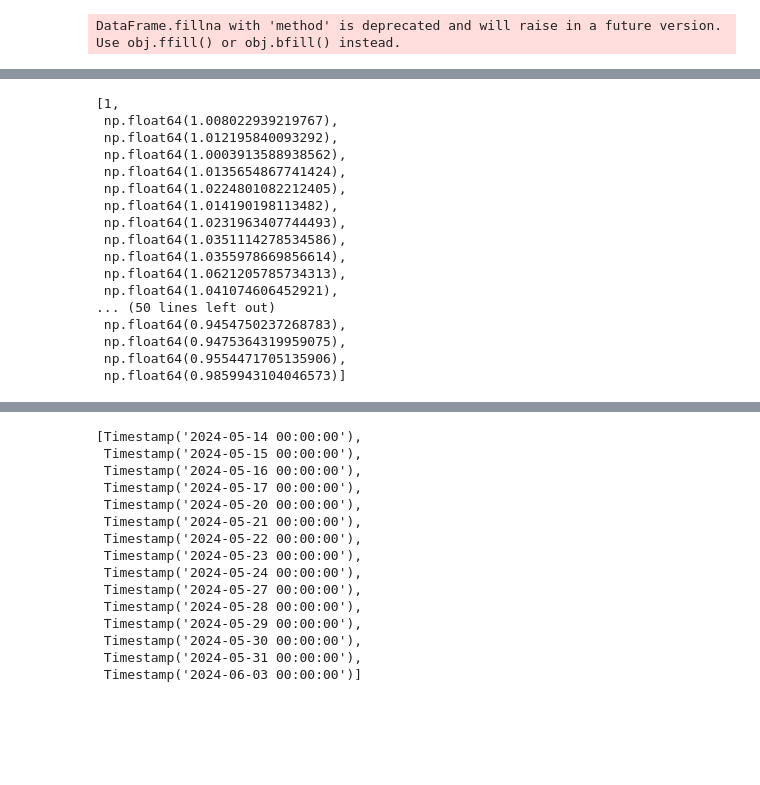
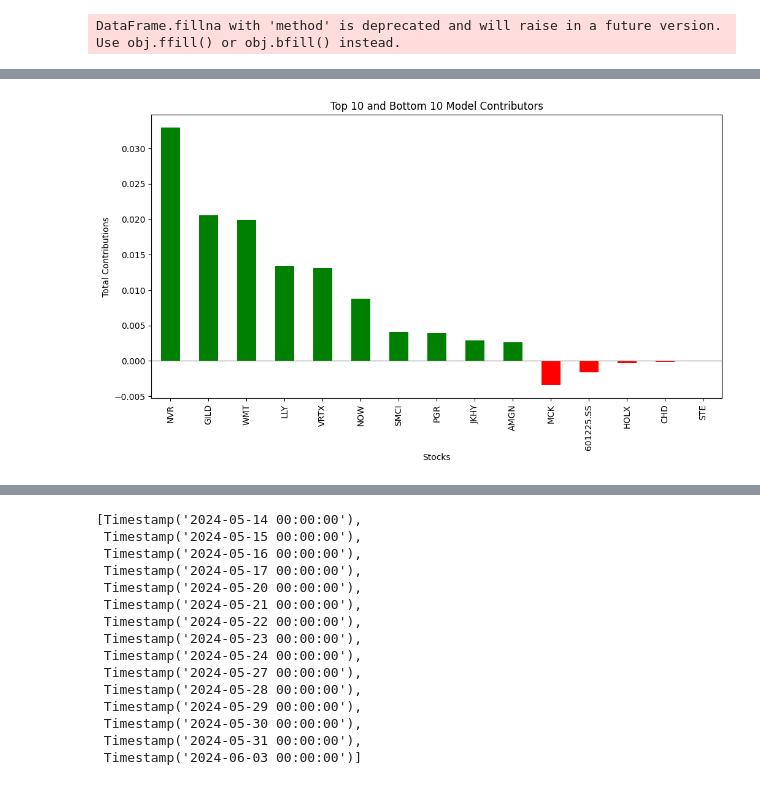
Before and after one commit to magiccpp/portfolio-2, a Jupyter notebook: compare_visual.ipynb, the cells around one changed output, grey strips where cells are left out. Drawn from its saved outputs; the diff is of its cells as text; code cells hidden in the pictures; blank space fills up the shorter version.

Commit message:
compare_visual updated

```diff
--- a/compare_visual.ipynb
+++ b/compare_visual.ipynb
@@ -582,20 +657,26 @@ print(cur_asset_sp500)
-# %%
-cur_asset_human_hist
-# %% [output]
-[1,
- np.float64(1.008022939219767),
- np.float64(1.012195840093292),
- np.float64(1.0003913588938562),
- np.float64(1.0135654867741424),
- np.float64(1.0224801082212405),
- np.float64(1.014190198113482),
- np.float64(1.0231963407744493),
- np.float64(1.0351114278534586),
- np.float64(1.0355978669856614),
- np.float64(1.0621205785734313),
- np.float64(1.041074606452921),
-... (50 lines left out)
- np.float64(0.9454750237268783),
- np.float64(0.9475364319959075),
- np.float64(0.9554471705135906),
- np.float64(0.9859943104046573)]
+# %%
+import matplotlib.pyplot as plt
+
+# Calculate sum of contributions
+total_model_contrib = model_contrib_df.sum()
+
+# Get top 10 and bottom 10 contributors
+top10_model_contrib = total_model_contrib[total_model_contrib>0].sort_values(ascending=False).head(10)
+bottom10_model_contrib = total_model_contrib[total_model_contrib<0].sort_values().head(10)
+
+# Combine top 10 and bottom 10 for plotting
+combined_contrib = pd.concat([top10_model_contrib, bottom10_model_contrib])
+
+# Create a bar chart
+plt.figure(figsize=(12, 6))
+colors = ['red' if x < 0 else 'green' for x in combined_contrib.values]
+combined_contrib.plot(kind='bar', color=colors)
+
+# Adding titles and labels
+plt.title('Top 10 and Bottom 10 Model Contributors')
+plt.xlabel('Stocks')
+plt.ylabel('Total Contributions')
+plt.axhline(0, color='gray', linewidth=0.8)  # Add a line at zero to separate negative and positive contributions
+plt.show()
+# %% [output]
+[figure, added]
```
Also changed, not shown: parts of 14 cells of this notebook, 2 other files.
